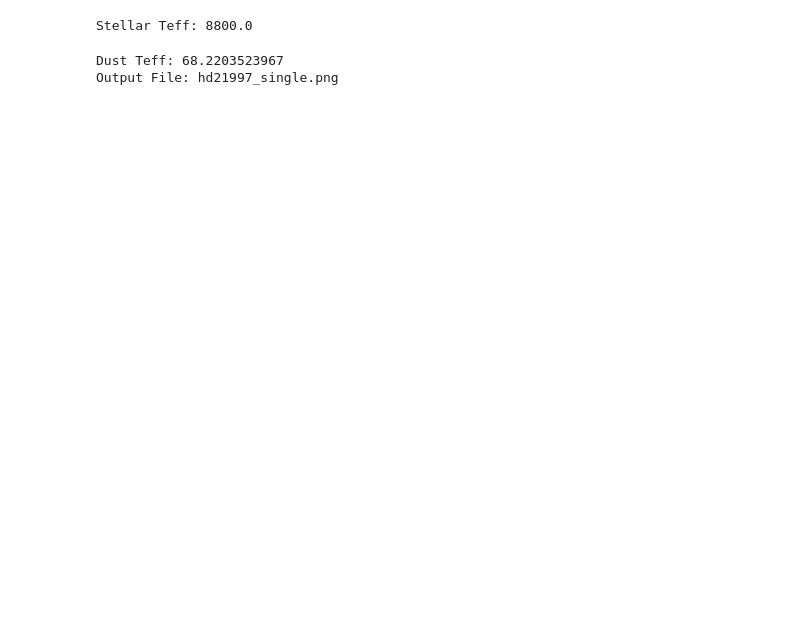
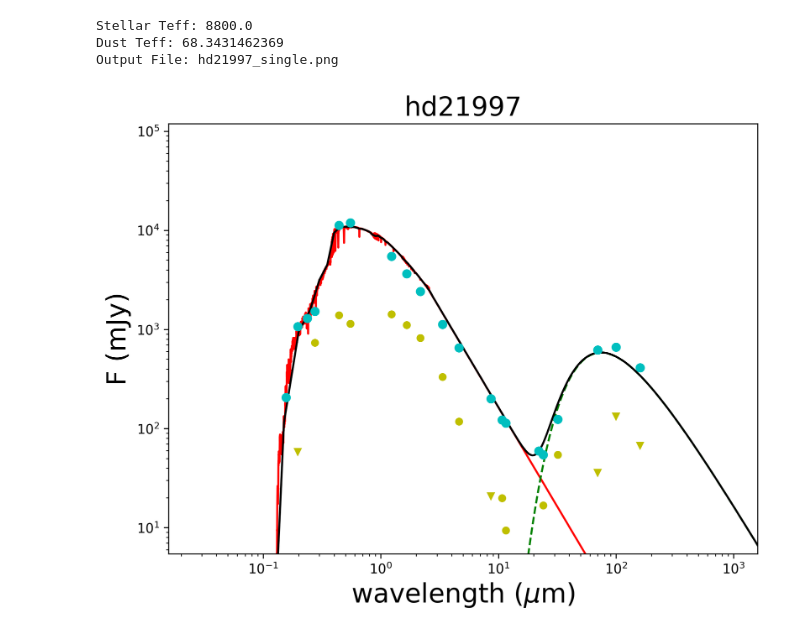
Before and after one commit to jontymarshall/pysed, a Jupyter notebook: examples/example.ipynb, the cells around one changed output. Saved outputs shown, nothing was run; the diff lists cells and outputs as text; code cells hidden in the pictures; blank space fills up the shorter version.

Commit message:
Plots now returned objects, added fractional luminoscity calculation

```diff
--- a/examples/example.ipynb
+++ b/examples/example.ipynb
@@ -39,6 +51,12 @@ pheonix_models = pysed.compile_stellar_models('./PHEONIX/')
 # %%
-pysed.fit_sed(target,data,nbb='single',star_type="stellar",star_models=pheonix_models)
+ax = pysed.fit_sed(target,data,nbb='single',star_type="stellar",star_models=pheonix_models)
 # %% [output]
 Stellar Teff: 8800.0
+Dust Teff: 68.3431462369
+Output File: hd21997_single.png
-Dust Teff: 68.2203523967
-Output File: hd21997_single.png
+# %%
+import matplotlib.pyplot as plt
+ax.plot()
+plt.show()
+# %% [output]
+[figure, added]
```
Also changed, not shown: parts of 3 cells of this notebook, 4 other files.
